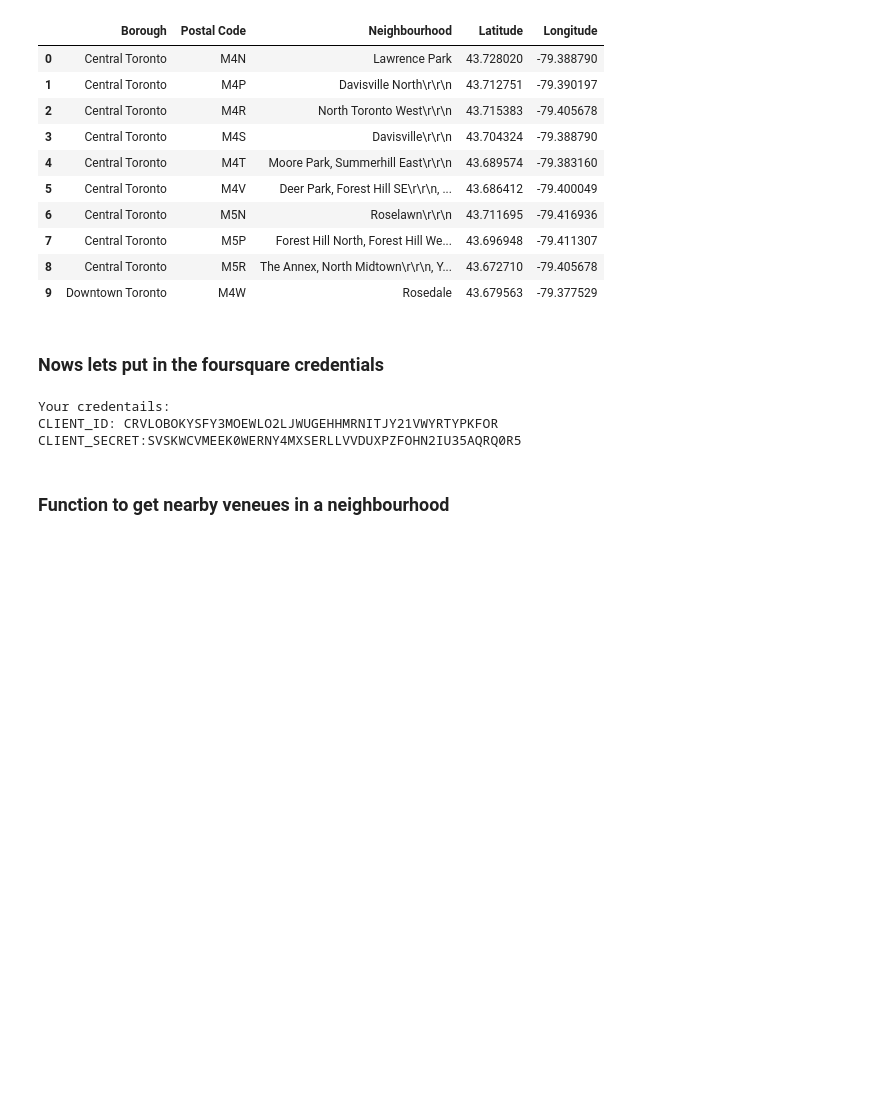
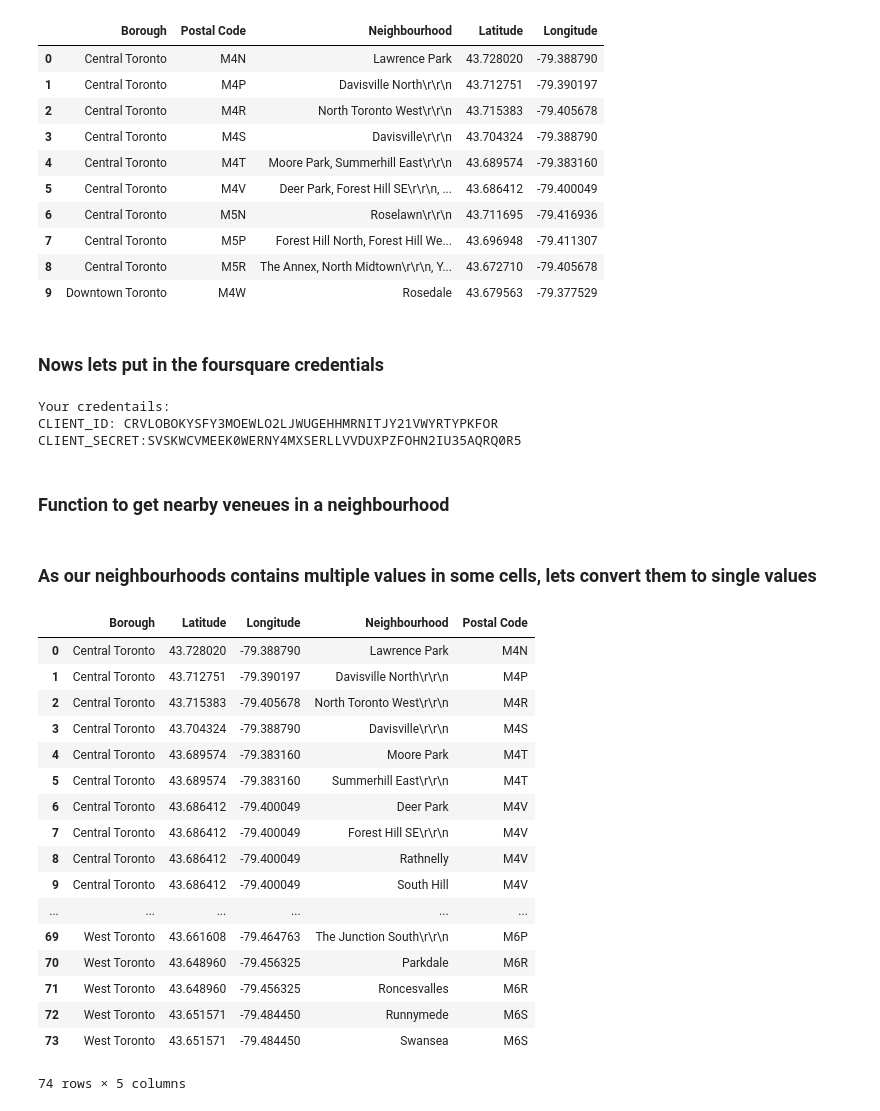
Before and after one commit to HuzaifahSaleem/Coursera_Capstone, a Jupyter notebook: Segmentation and Clustering of Toronto's Neighbourhood.ipynb, the cells around one changed output. Saved outputs shown, nothing was run; the diff lists cells and outputs as text; code cells hidden in the pictures; blank space fills up the shorter version.

```diff
--- a/Segmentation and Clustering of Toronto's Neighbourhood.ipynb
+++ b/Segmentation and Clustering of Toronto's Neighbourhood.ipynb
@@ -111,3 +111,5 @@ def getNearbyVenues(names, latitudes, longitudes, radius=500):
                   'Venue Category']
 
     return(nearby_venues)
+# %% [markdown]
+### As our neighbourhoods contains multiple values in some cells, lets convert them to single values
@@ -113,0 +136,22 @@ def getNearbyVenues(names, latitudes, longitudes, radius=500):
+# %%
+tdata = splitDataFrameList(toronto, 'Neighbourhood\r\r\n' , ',')
+tdata
+# %% [output]
+|  | Borough | Latitude | Longitude | Neighbourhood | Postal Code |
+| 0 | Central Toronto | 43.728020 | -79.388790 | Lawrence Park | M4N |
+| 1 | Central Toronto | 43.712751 | -79.390197 | Davisville North\r\r\n | M4P |
+| 2 | Central Toronto | 43.715383 | -79.405678 | North Toronto West\r\r\n | M4R |
+| 3 | Central Toronto | 43.704324 | -79.388790 | Davisville\r\r\n | M4S |
+| 4 | Central Toronto | 43.689574 | -79.383160 | Moore Park | M4T |
+| 5 | Central Toronto | 43.689574 | -79.383160 | Summerhill East\r\r\n | M4T |
+| 6 | Central Toronto | 43.686412 | -79.400049 | Deer Park | M4V |
+| 7 | Central Toronto | 43.686412 | -79.400049 | Forest Hill SE\r\r\n | M4V |
+| 8 | Central Toronto | 43.686412 | -79.400049 | Rathnelly | M4V |
+| 9 | Central Toronto | 43.686412 | -79.400049 | South Hill | M4V |
+| ... | ... | ... | ... | ... | ... |
+| 69 | West Toronto | 43.661608 | -79.464763 | The Junction South\r\r\n | M6P |
+| 70 | West Toronto | 43.648960 | -79.456325 | Parkdale | M6R |
+| 71 | West Toronto | 43.648960 | -79.456325 | Roncesvalles | M6R |
+| 72 | West Toronto | 43.651571 | -79.484450 | Runnymede | M6S |
+| 73 | West Toronto | 43.651571 | -79.484450 | Swansea | M6S |
+74 rows × 5 columns
```
Also changed, not shown: parts of 19 cells of this notebook.
